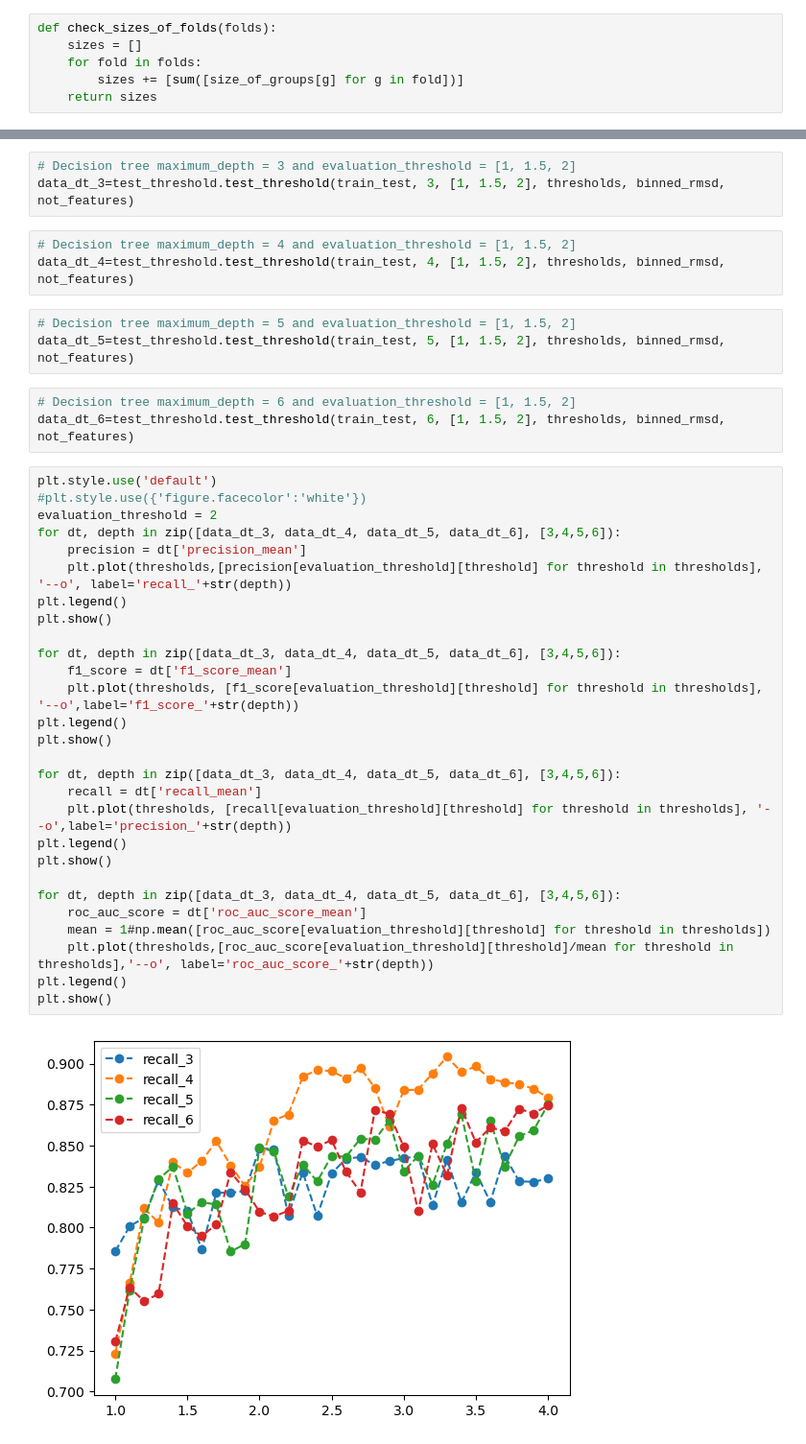
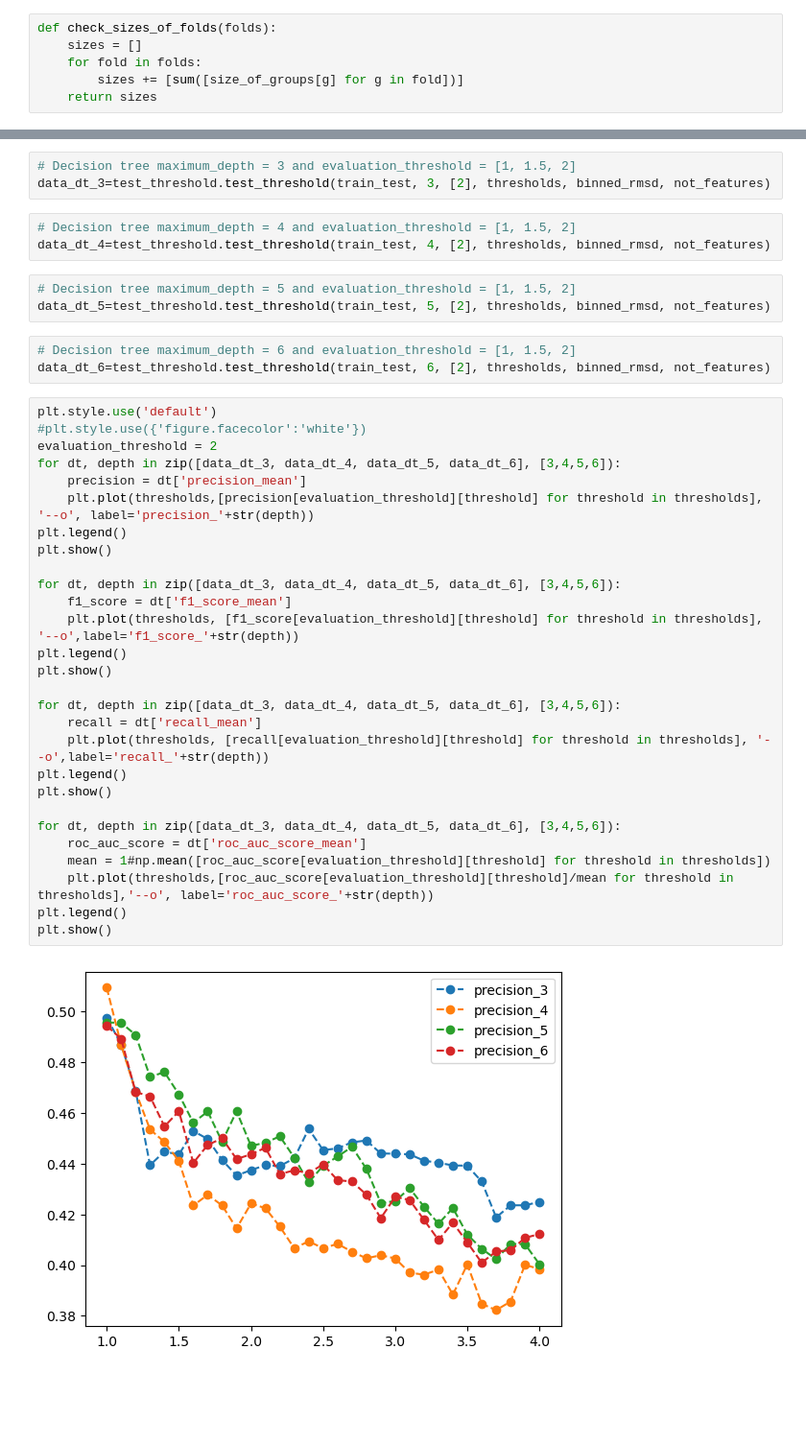
Before and after one commit to fabioatuib/ML_models_for_template_based_docking, a Jupyter notebook: DecisionTree_TBD_RMSD_prediction/notebooks/DecisionTree_Classification_test_threshold_w_SASA.ipynb, the cells around one changed output, grey strips where cells are left out. Shown at 96% size. Drawn from its saved outputs; the diff is of its cells as text; blank space fills up the shorter version.

```diff
--- a/DecisionTree_TBD_RMSD_prediction/notebooks/DecisionTree_Classification_test_threshold_w_SASA.ipynb
+++ b/DecisionTree_TBD_RMSD_prediction/notebooks/DecisionTree_Classification_test_threshold_w_SASA.ipynb
@@ -132,42 +132,42 @@ train_test=random.sample(train_test_folds_dfs, 3).copy()
 # %%
 # Decision tree maximum_depth = 3 and evaluation_threshold = [1, 1.5, 2]
-data_dt_3=test_threshold.test_threshold(train_test, 3, [1, 1.5, 2], thresholds, binned_rmsd, not_features)
+data_dt_3=test_threshold.test_threshold(train_test, 3, [2], thresholds, binned_rmsd, not_features)
 # %%
 # Decision tree maximum_depth = 4 and evaluation_threshold = [1, 1.5, 2]
-data_dt_4=test_threshold.test_threshold(train_test, 4, [1, 1.5, 2], thresholds, binned_rmsd, not_features)
+data_dt_4=test_threshold.test_threshold(train_test, 4, [2], thresholds, binned_rmsd, not_features)
 # %%
 # Decision tree maximum_depth = 5 and evaluation_threshold = [1, 1.5, 2]
-data_dt_5=test_threshold.test_threshold(train_test, 5, [1, 1.5, 2], thresholds, binned_rmsd, not_features)
+data_dt_5=test_threshold.test_threshold(train_test, 5, [2], thresholds, binned_rmsd, not_features)
 # %%
 # Decision tree maximum_depth = 6 and evaluation_threshold = [1, 1.5, 2]
-data_dt_6=test_threshold.test_threshold(train_test, 6, [1, 1.5, 2], thresholds, binned_rmsd, not_features)
+data_dt_6=test_threshold.test_threshold(train_test, 6, [2], thresholds, binned_rmsd, not_features)
 # %%
 plt.style.use('default')
 #plt.style.use({'figure.facecolor':'white'})
 evaluation_threshold = 2
 for dt, depth in zip([data_dt_3, data_dt_4, data_dt_5, data_dt_6], [3,4,5,6]):
     precision = dt['precision_mean']
-    plt.plot(thresholds,[precision[evaluation_threshold][threshold] for threshold in thresholds], '--o', label='recall_'+str(depth))
+    plt.plot(thresholds,[precision[evaluation_threshold][threshold] for threshold in thresholds], '--o', label='precision_'+str(depth))
 plt.legend()
 plt.show()
 
 for dt, depth in zip([data_dt_3, data_dt_4, data_dt_5, data_dt_6], [3,4,5,6]):
     f1_score = dt['f1_score_mean']
     plt.plot(thresholds, [f1_score[evaluation_threshold][threshold] for threshold in thresholds], '--o',label='f1_score_'+str(depth))
 plt.legend()
 plt.show()
 
 for dt, depth in zip([data_dt_3, data_dt_4, data_dt_5, data_dt_6], [3,4,5,6]):
     recall = dt['recall_mean']
-    plt.plot(thresholds, [recall[evaluation_threshold][threshold] for threshold in thresholds], '--o',label='precision_'+str(depth))
+    plt.plot(thresholds, [recall[evaluation_threshold][threshold] for threshold in thresholds], '--o',label='recall_'+str(depth))
 plt.legend()
 plt.show()
 
 for dt, depth in zip([data_dt_3, data_dt_4, data_dt_5, data_dt_6], [3,4,5,6]):
     roc_auc_score = dt['roc_auc_score_mean']
     mean = 1#np.mean([roc_auc_score[evaluation_threshold][threshold] for threshold in thresholds])
     plt.plot(thresholds,[roc_auc_score[evaluation_threshold][threshold]/mean for threshold in thresholds],'--o', label='roc_auc_score_'+str(depth))
 plt.legend()
 plt.show()
 # %% [output]
-[figure, old version]
+[figure, new version]
```
Also changed, not shown: parts of 3 cells of this notebook, 13 other files.
